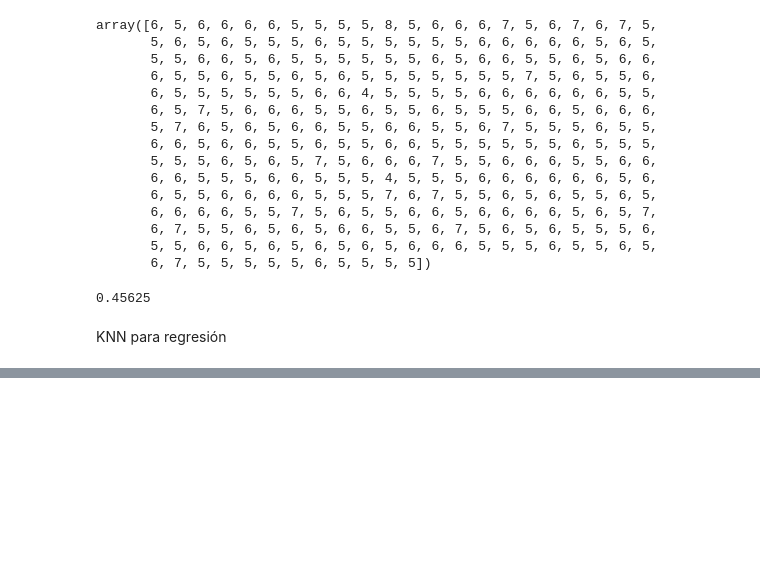
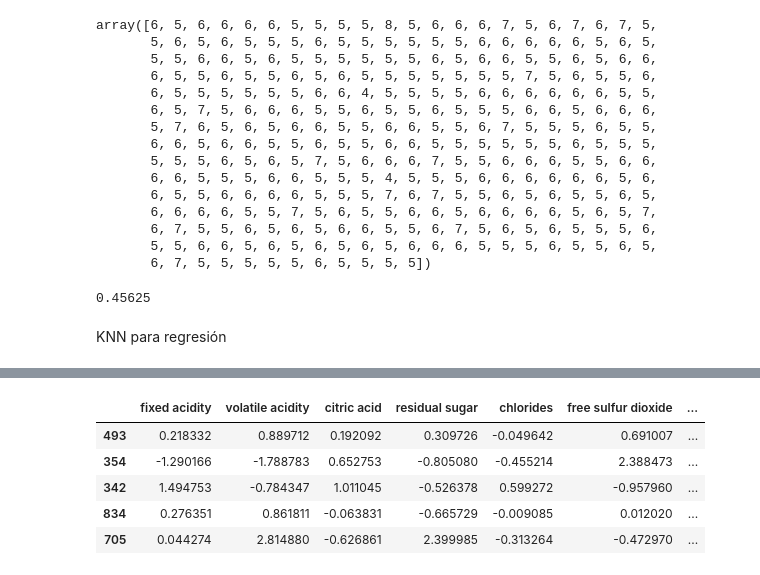
Before and after one commit to emilceinfante/K_Vecinos, a Jupyter notebook: src/explore.ipynb, the cells around one changed output, grey strips where cells are left out. Drawn from its saved outputs; the diff is of its cells as text; code cells hidden in the pictures; blank space fills up the shorter version.

```diff
--- a/src/explore.ipynb
+++ b/src/explore.ipynb
@@ -58,3 +58,15 @@ from pickle import dump
 dump(model, open("knn_classifier_default.sav", "wb"))
 # %% [markdown]
 KNN para regresión
+# %%
+from sklearn.model_selection import train_test_split
+
+num_variables = ["fixed acidity", "volatile acidity", "citric acid", "residual sugar", "chlorides", "free sulfur dioxide", "total sulfur dioxide", "density", "pH", "sulphates", "alcohol"]
+
+# Dividimos el conjunto de datos en muestras de train y test
+X = total_data.drop("quality", axis = 1)[num_variables]
+y = total_data["quality"]
+
+X_train, X_test, y_train, y_test = train_test_split(X, y, test_size = 0.2, random_state = 42)
+
+X_train.head()
@@ -60,0 +80,20 @@ KNN para regresión
+# %%
+from sklearn.preprocessing import StandardScaler
+
+scaler = StandardScaler()
+scaler.fit(X_train)
+
+X_train_norm = scaler.transform(X_train)
+X_train_norm = pd.DataFrame(X_train_norm, index = X_train.index, columns = num_variables)
+
+X_test_norm = scaler.transform(X_test)
+X_test_norm = pd.DataFrame(X_test_norm, index = X_test.index, columns = num_variables)
+
+X_train_norm.head()
+# %% [output]
+|  | fixed acidity | volatile acidity | citric acid | residual sugar | chlorides | free sulfur dioxide | ... |
+| 493 | 0.218332 | 0.889712 | 0.192092 | 0.309726 | -0.049642 | 0.691007 | ... |
+| 354 | -1.290166 | -1.788783 | 0.652753 | -0.805080 | -0.455214 | 2.388473 | ... |
+| 342 | 1.494753 | -0.784347 | 1.011045 | -0.526378 | 0.599272 | -0.957960 | ... |
+| 834 | 0.276351 | 0.861811 | -0.063831 | -0.665729 | -0.009085 | 0.012020 | ... |
+| 705 | 0.044274 | 2.814880 | -0.626861 | 2.399985 | -0.313264 | -0.472970 | ... |
```
Also changed, not shown: parts of 18 cells of this notebook, 1 other file.
